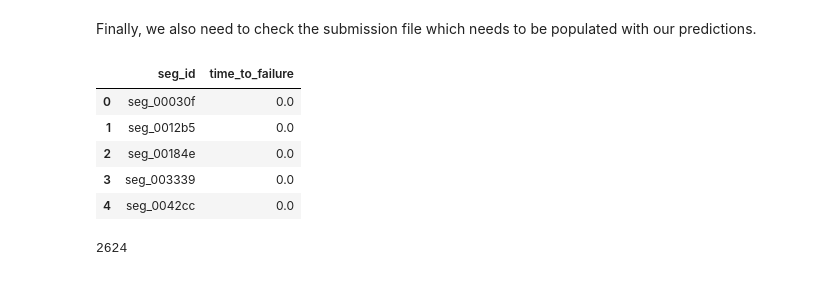
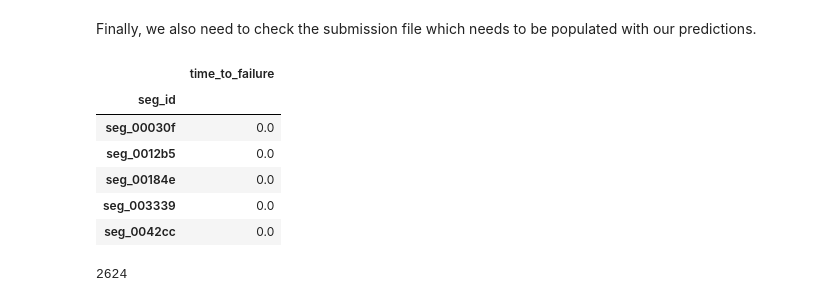
Before and after one commit to murtaza777/udml-capstone, a Jupyter notebook: FinalProject.ipynb, the cells around one changed output. Cells and saved outputs as stored; diff of their text form; code cells hidden in the pictures.

```diff
--- a/FinalProject.ipynb
+++ b/FinalProject.ipynb
@@ -128,15 +142,16 @@ Dimensions of the first test file: (150000, 1)
 # %% [markdown]
 Finally, we also need to check the submission file which needs to be populated with our predictions.
 # %%
-submission = pd.read_csv("../input/sample_submission.csv", dtype={"time_to_failure": np.float32})
+submission = pd.read_csv("../input/sample_submission.csv", index_col='seg_id', dtype={"time_to_failure": np.float32})
 submission.head()
 # %% [output]
-|  | seg_id | time_to_failure |
-| 0 | seg_00030f | 0.0 |
-| 1 | seg_0012b5 | 0.0 |
-| 2 | seg_00184e | 0.0 |
-| 3 | seg_003339 | 0.0 |
-| 4 | seg_0042cc | 0.0 |
+|  | time_to_failure |
+| seg_id |  |
+| seg_00030f | 0.0 |
+| seg_0012b5 | 0.0 |
+| seg_00184e | 0.0 |
+| seg_003339 | 0.0 |
+| seg_0042cc | 0.0 |
 # %%
 len(submission)
 # %% [output]
```
Also changed, not shown: parts of 13 cells of this notebook.
